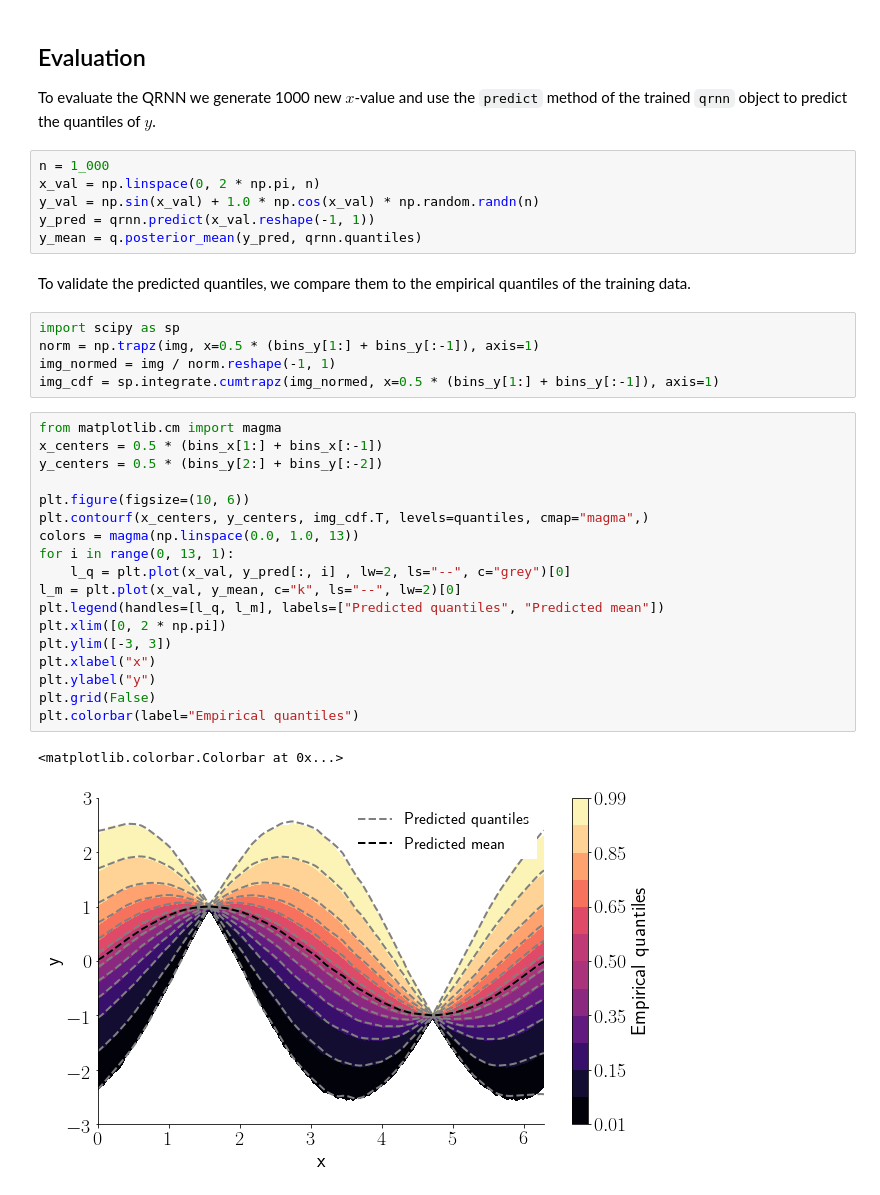
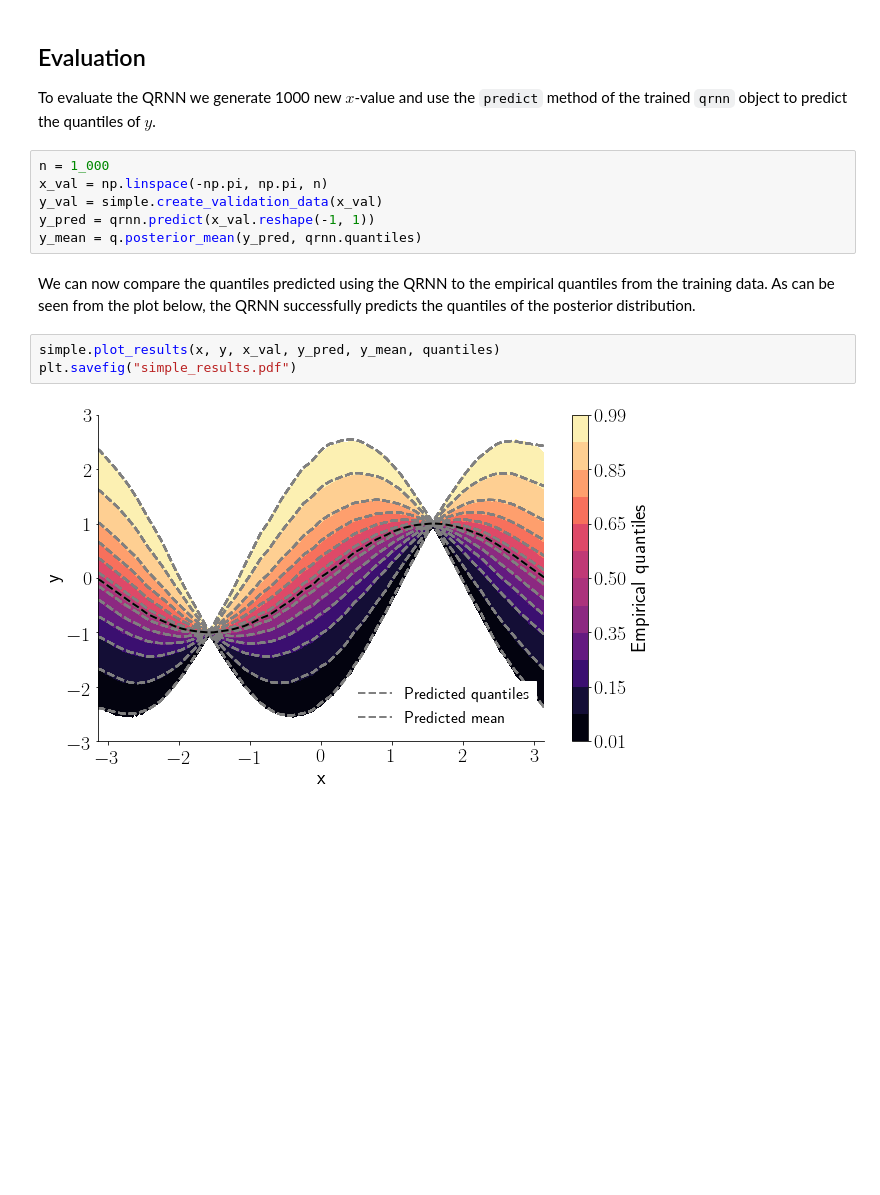
Before and after one commit to simonpf/quantnn, a Jupyter notebook: notebooks/simple_example.ipynb, the cells around one changed output. Drawn from its saved outputs; the diff is of its cells as text; blank space fills up the shorter version.

```diff
--- a/notebooks/simple_example.ipynb
+++ b/notebooks/simple_example.ipynb
@@ -100,35 +66,14 @@ Epoch 4/4
 To evaluate the QRNN we generate 1000 new $x$-value and use the ``predict`` method of the trained ``qrnn`` object to predict the quantiles of $y$.
 # %%
 n = 1_000
-x_val = np.linspace(0, 2 * np.pi, n)
-y_val = np.sin(x_val) + 1.0 * np.cos(x_val) * np.random.randn(n)
+x_val = np.linspace(-np.pi, np.pi, n)
+y_val = simple.create_validation_data(x_val)
 y_pred = qrnn.predict(x_val.reshape(-1, 1))
 y_mean = q.posterior_mean(y_pred, qrnn.quantiles)
-# %% [markdown]
-To validate the predicted quantiles, we compare them to the empirical quantiles of the training data.
-# %%
-import scipy as sp
-norm = np.trapz(img, x=0.5 * (bins_y[1:] + bins_y[:-1]), axis=1)
-img_normed = img / norm.reshape(-1, 1)
-img_cdf = sp.integrate.cumtrapz(img_normed, x=0.5 * (bins_y[1:] + bins_y[:-1]), axis=1)
-# %%
-from matplotlib.cm import magma
-x_centers = 0.5 * (bins_x[1:] + bins_x[:-1])
-y_centers = 0.5 * (bins_y[2:] + bins_y[:-2])
-
-plt.figure(figsize=(10, 6))
-plt.contourf(x_centers, y_centers, img_cdf.T, levels=quantiles, cmap="magma",)
-colors = magma(np.linspace(0.0, 1.0, 13))
-for i in range(0, 13, 1):
-    l_q = plt.plot(x_val, y_pred[:, i] , lw=2, ls="--", c="grey")[0]
-l_m = plt.plot(x_val, y_mean, c="k", ls="--", lw=2)[0]
-plt.legend(handles=[l_q, l_m], labels=["Predicted quantiles", "Predicted mean"])
-plt.xlim([0, 2 * np.pi])
-plt.ylim([-3, 3])
-plt.xlabel("x")
-plt.ylabel("y")
-plt.grid(False)
-plt.colorbar(label="Empirical quantiles")
-# %% [output]
-<matplotlib.colorbar.Colorbar at 0x...>
-[figure, removed]
+# %% [markdown]
+We can now compare the quantiles predicted using the QRNN to the empirical quantiles from the training data. As can be seen from the plot below, the QRNN successfully predicts the quantiles of the posterior distribution.
+# %%
+simple.plot_results(x, y, x_val, y_pred, y_mean, quantiles)
+plt.savefig("simple_results.pdf")
+# %% [output]
+[figure, added]
```
Also changed, not shown: parts of 12 cells of this notebook, 4 other files.
